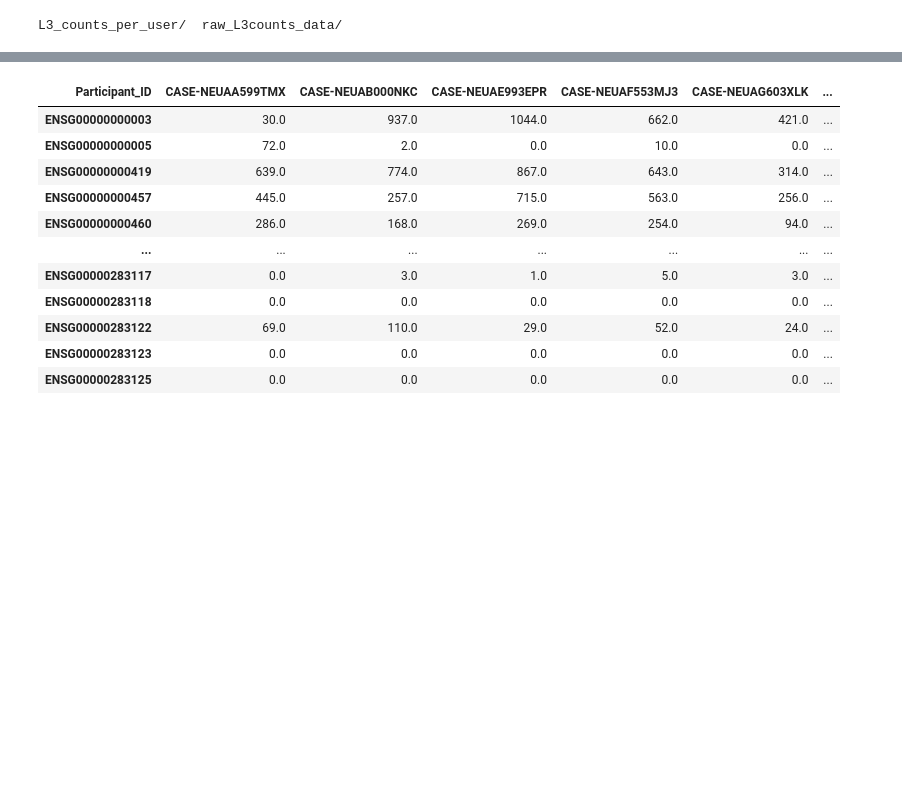
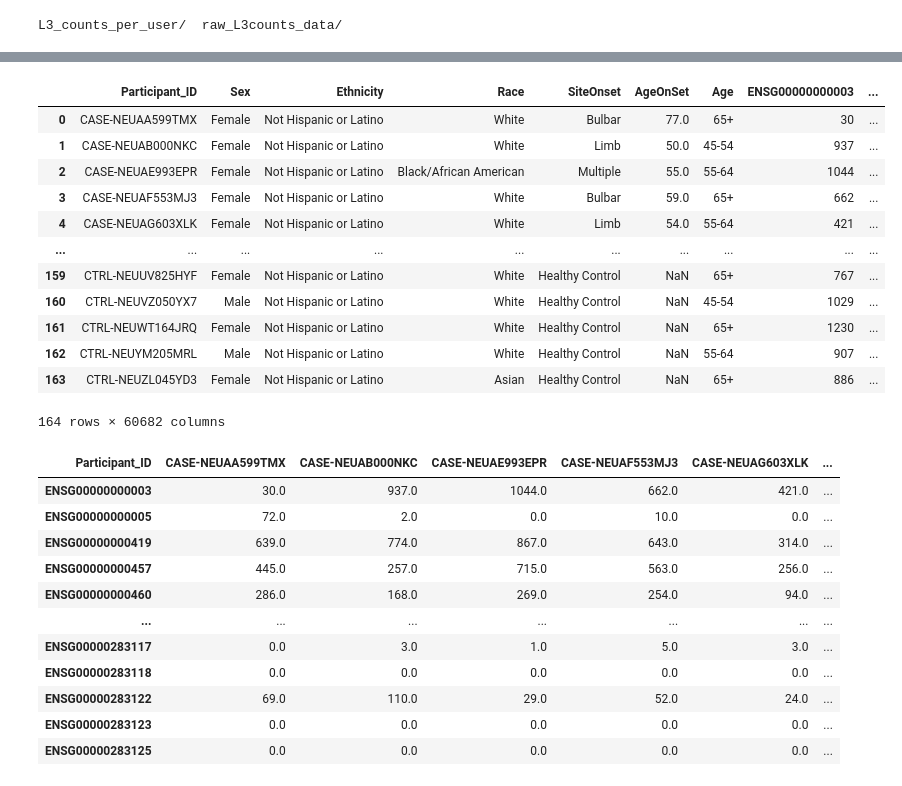
Before and after one commit to isayCastaneda/ALS-Challenge, a Jupyter notebook: prepare_L3Counts.ipynb, the cells around one changed output, grey strips where cells are left out. Saved outputs shown, nothing was run; the diff lists cells and outputs as text; code cells hidden in the pictures; blank space fills up the shorter version.

```diff
--- a/prepare_L3Counts.ipynb
+++ b/prepare_L3Counts.ipynb
@@ -106,3 +107,19 @@ all_grouping_transcript_data[["Participant_ID", "Sex","Ethnicity", "Race", "Site
+# %%
+all_grouping_transcript_data
+# %% [output]
+|  | Participant_ID | Sex | Ethnicity | Race | SiteOnset | AgeOnSet | Age | ENSG00000000003 | ... |
+| 0 | CASE-NEUAA599TMX | Female | Not Hispanic or Latino | White | Bulbar | 77.0 | 65+ | 30 | ... |
+| 1 | CASE-NEUAB000NKC | Female | Not Hispanic or Latino | White | Limb | 50.0 | 45-54 | 937 | ... |
+| 2 | CASE-NEUAE993EPR | Female | Not Hispanic or Latino | Black/African American | Multiple | 55.0 | 55-64 | 1044 | ... |
+| 3 | CASE-NEUAF553MJ3 | Female | Not Hispanic or Latino | White | Bulbar | 59.0 | 65+ | 662 | ... |
+| 4 | CASE-NEUAG603XLK | Female | Not Hispanic or Latino | White | Limb | 54.0 | 55-64 | 421 | ... |
+| ... | ... | ... | ... | ... | ... | ... | ... | ... | ... |
+| 159 | CTRL-NEUUV825HYF | Female | Not Hispanic or Latino | White | Healthy Control | NaN | 65+ | 767 | ... |
+| 160 | CTRL-NEUVZ050YX7 | Male | Not Hispanic or Latino | White | Healthy Control | NaN | 45-54 | 1029 | ... |
+| 161 | CTRL-NEUWT164JRQ | Female | Not Hispanic or Latino | White | Healthy Control | NaN | 65+ | 1230 | ... |
+| 162 | CTRL-NEUYM205MRL | Male | Not Hispanic or Latino | White | Healthy Control | NaN | 55-64 | 907 | ... |
+| 163 | CTRL-NEUZL045YD3 | Female | Not Hispanic or Latino | Asian | Healthy Control | NaN | 65+ | 886 | ... |
+164 rows × 60682 columns
 # %%
 all_grouping_transcript_data = all_grouping_transcript_data.drop(["Sex","Ethnicity", "Race", "SiteOnset", "Age", "AgeOnSet"], axis=1)
 # %%
```
Also changed, not shown: parts of 2 cells of this notebook, 3 other files.
